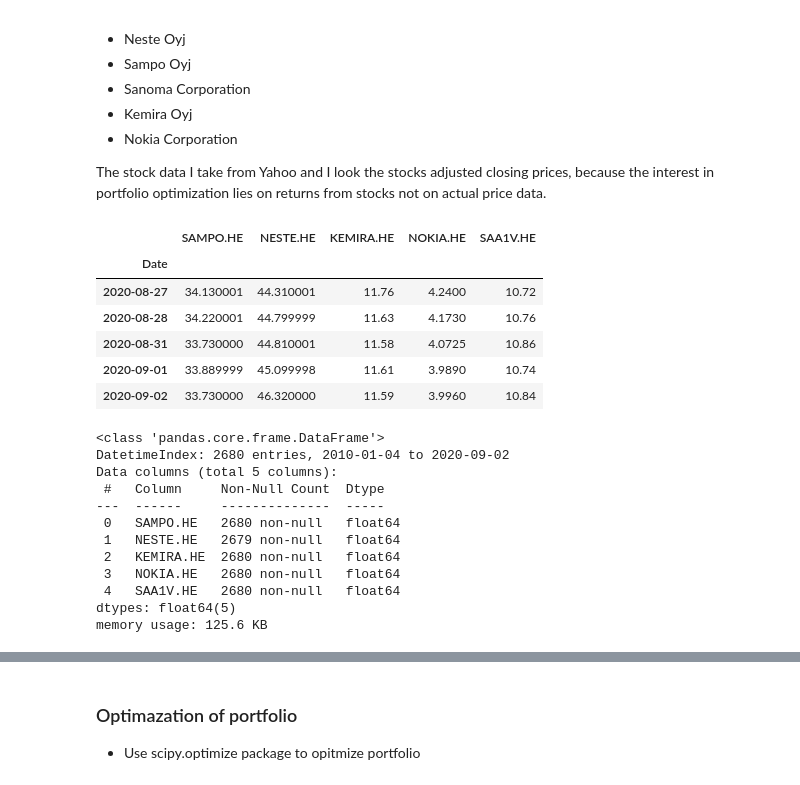
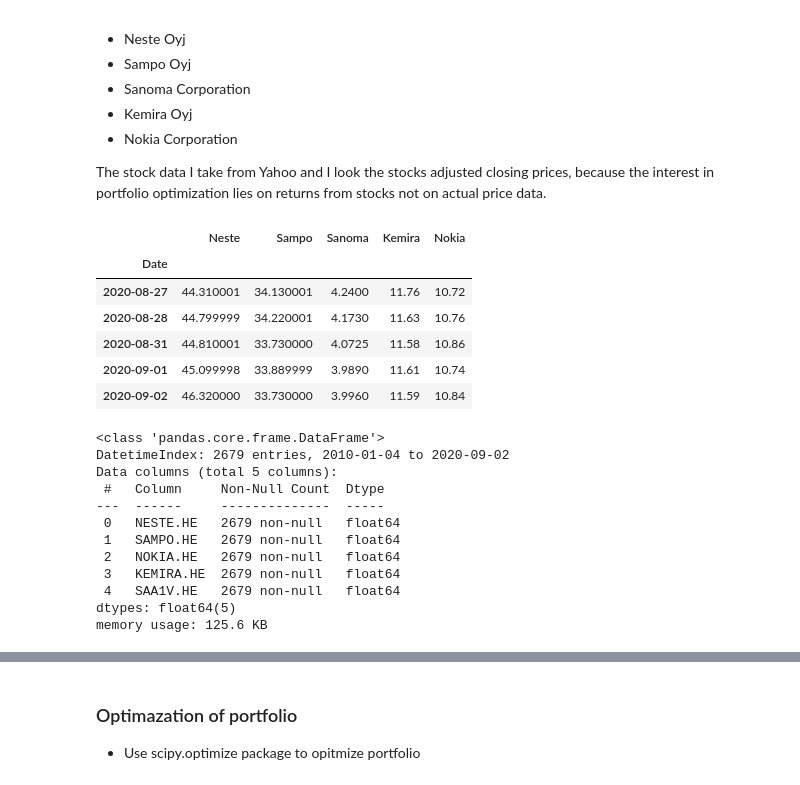
Before and after one commit to sarogov/basic-stock-analysis, a Jupyter notebook: Optimization_of_a_portfolio.ipynb, the cells around one changed output, grey strips where cells are left out. Cells and saved outputs as stored; diff of their text form; code cells hidden in the pictures.

```diff
--- a/Optimization_of_a_portfolio.ipynb
+++ b/Optimization_of_a_portfolio.ipynb
@@ -23,30 +23,31 @@ tickers = {'NESTE.HE', 'SAMPO.HE', 'SAA1V.HE', 'KEMIRA.HE', 'NOKIA.HE'}
 # %%
 stocks = pd.DataFrame()
 
 for t in tickers:
     stocks[t] = web.DataReader(t, data_source='yahoo', start = '2010-1-1')['Adj Close']
 
+stocks.columns = ['Neste', 'Sampo', 'Sanoma', 'Kemira', 'Nokia']
 stocks.tail()
 # %% [output]
-|  | SAMPO.HE | NESTE.HE | KEMIRA.HE | NOKIA.HE | SAA1V.HE |
+|  | Neste | Sampo | Sanoma | Kemira | Nokia |
 | Date |  |  |  |  |  |
-| 2020-08-27 | 34.130001 | 44.310001 | 11.76 | 4.2400 | 10.72 |
-| 2020-08-28 | 34.220001 | 44.799999 | 11.63 | 4.1730 | 10.76 |
-| 2020-08-31 | 33.730000 | 44.810001 | 11.58 | 4.0725 | 10.86 |
-| 2020-09-01 | 33.889999 | 45.099998 | 11.61 | 3.9890 | 10.74 |
-| 2020-09-02 | 33.730000 | 46.320000 | 11.59 | 3.9960 | 10.84 |
+| 2020-08-27 | 44.310001 | 34.130001 | 4.2400 | 11.76 | 10.72 |
+| 2020-08-28 | 44.799999 | 34.220001 | 4.1730 | 11.63 | 10.76 |
+| 2020-08-31 | 44.810001 | 33.730000 | 4.0725 | 11.58 | 10.86 |
+| 2020-09-01 | 45.099998 | 33.889999 | 3.9890 | 11.61 | 10.74 |
+| 2020-09-02 | 46.320000 | 33.730000 | 3.9960 | 11.59 | 10.84 |
 # %%
 stocks.info() # checking data
 # %% [output]
 <class 'pandas.core.frame.DataFrame'>
-DatetimeIndex: 2680 entries, 2010-01-04 to 2020-09-02
+DatetimeIndex: 2679 entries, 2010-01-04 to 2020-09-02
 Data columns (total 5 columns):
  #   Column     Non-Null Count  Dtype
 ---  ------     --------------  -----
- 0   SAMPO.HE   2680 non-null   float64
- 1   NESTE.HE   2679 non-null   float64
- 2   KEMIRA.HE  2680 non-null   float64
- 3   NOKIA.HE   2680 non-null   float64
- 4   SAA1V.HE   2680 non-null   float64
+ 0   NESTE.HE   2679 non-null   float64
+ 1   SAMPO.HE   2679 non-null   float64
+ 2   NOKIA.HE   2679 non-null   float64
+ 3   KEMIRA.HE  2679 non-null   float64
+ 4   SAA1V.HE   2679 non-null   float64
 dtypes: float64(5)
 memory usage: 125.6 KB
```
Also changed, not shown: parts of 13 cells of this notebook.
